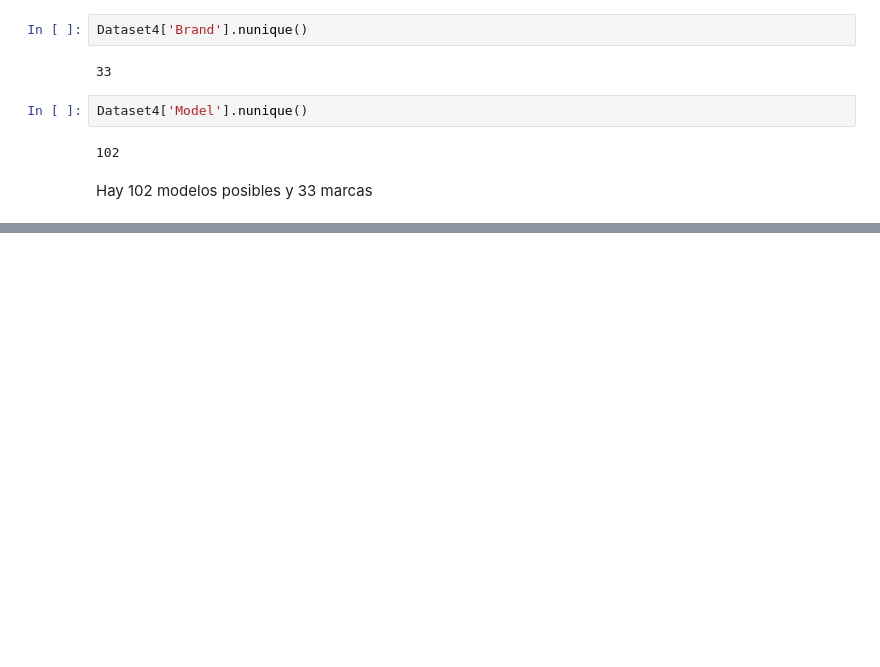
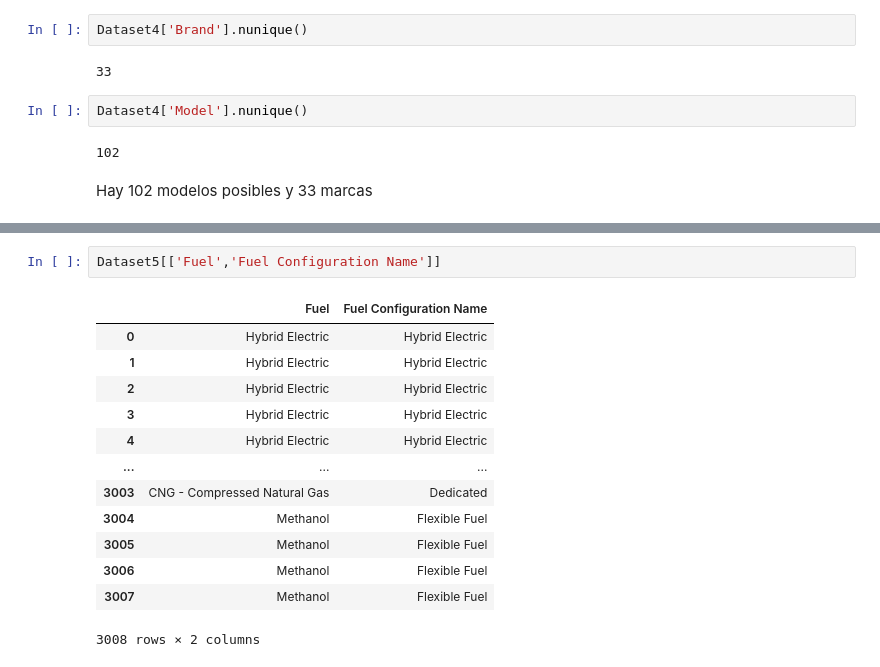
Before and after one commit to AgustinNiederle/ProyectoFinalHenry_AirTaxis, a Jupyter notebook: exploracion1.ipynb, the cells around one changed output, grey strips where cells are left out. Drawn from its saved outputs; the diff is of its cells as text; blank space fills up the shorter version.

```diff
--- a/exploracion1.ipynb
+++ b/exploracion1.ipynb
@@ -498,0 +566,16 @@ Por otro lado, Top Speed, Accel y power Train no creo que seam datos relevantes
+# %%
+Dataset5[['Fuel','Fuel Configuration Name']]
+# %% [output]
+|  | Fuel | Fuel Configuration Name |
+| 0 | Hybrid Electric | Hybrid Electric |
+| 1 | Hybrid Electric | Hybrid Electric |
+| 2 | Hybrid Electric | Hybrid Electric |
+| 3 | Hybrid Electric | Hybrid Electric |
+| 4 | Hybrid Electric | Hybrid Electric |
+| ... | ... | ... |
+| 3003 | CNG - Compressed Natural Gas | Dedicated |
+| 3004 | Methanol | Flexible Fuel |
+| 3005 | Methanol | Flexible Fuel |
+| 3006 | Methanol | Flexible Fuel |
+| 3007 | Methanol | Flexible Fuel |
+3008 rows × 2 columns
```
Also changed, not shown: parts of 15 cells of this notebook.
